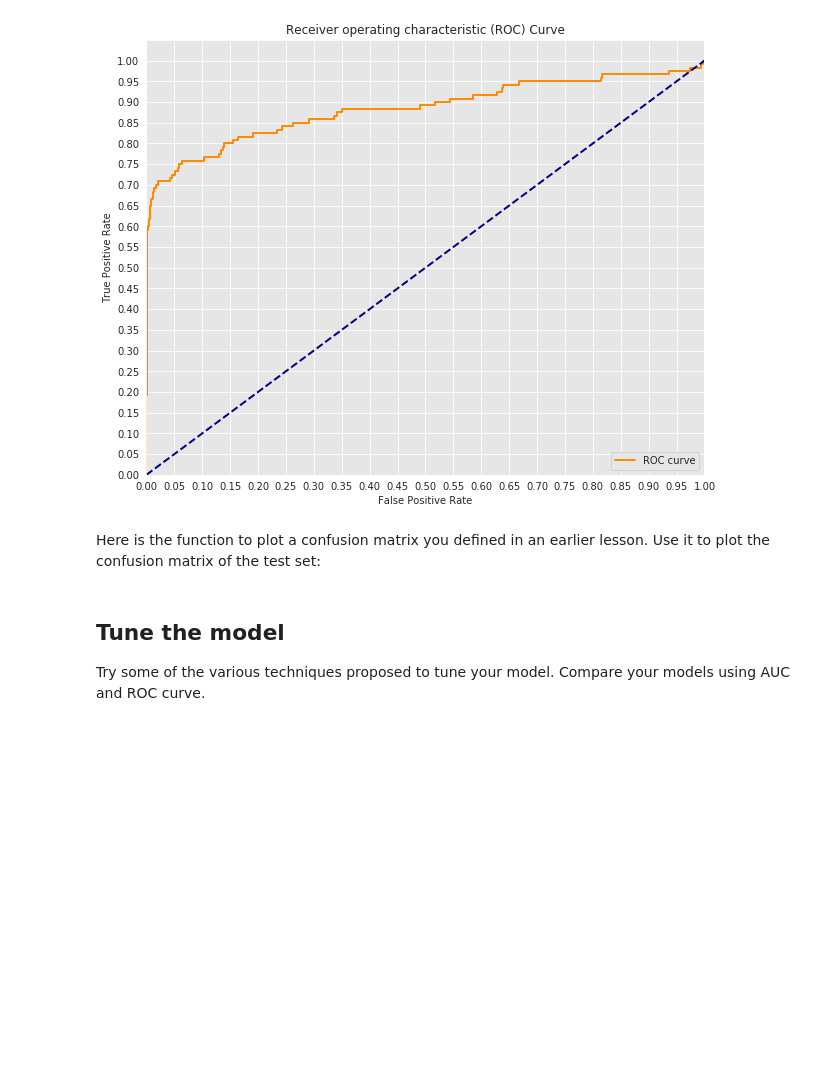
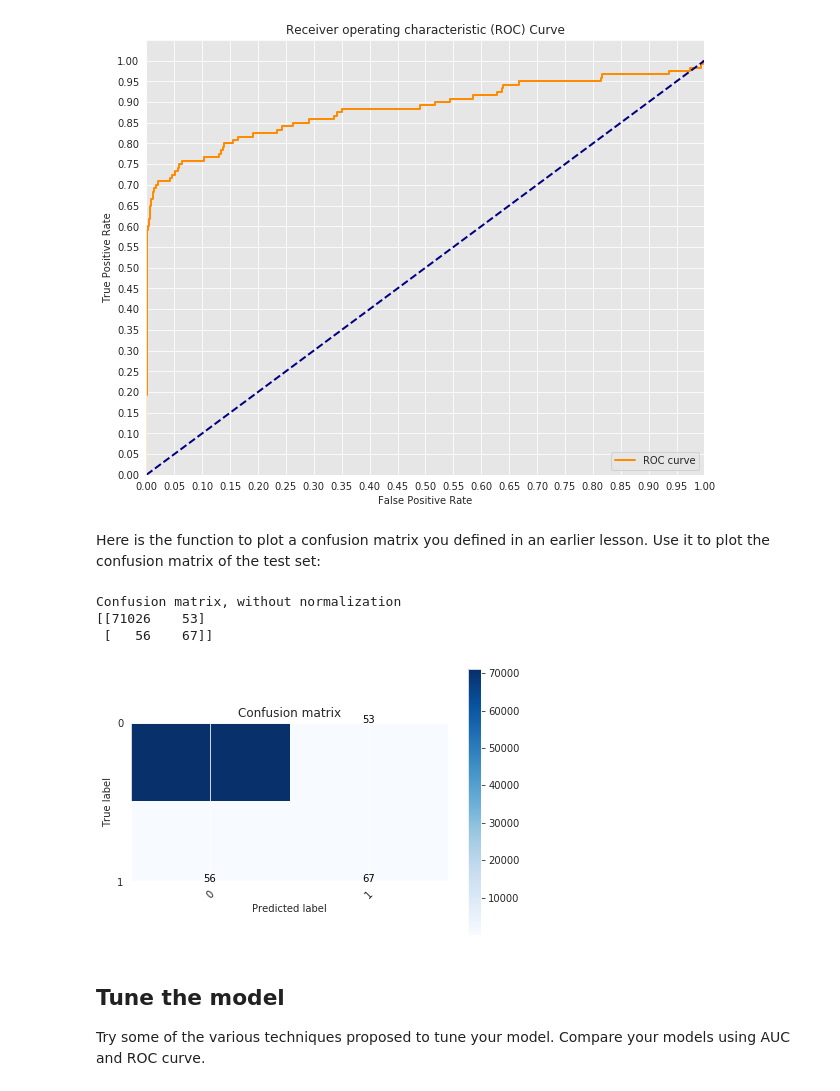
Before and after one commit to yagutaro/dsc-class-imbalance-problems-lab-hbs-ds-060120, a Jupyter notebook: index.ipynb, the cells around one changed output. Cells and saved outputs as stored; diff of their text form; code cells hidden in the pictures; blank space fills up the shorter version.

```diff
--- a/index.ipynb
+++ b/index.ipynb
@@ -168,7 +168,14 @@ def plot_confusion_matrix(cm, classes,
 # %%
 # Plot confusion matrix of the test set
 y_hat_test = logreg.predict(X_test)
 cnf_matrix = confusion_matrix(y_hat_test, y_test)
+
+plot_confusion_matrix(cnf_matrix, classes=[0, 1])
+# %% [output]
+Confusion matrix, without normalization
+[[71026    53]
+ [   56    67]]
+[figure, added]
 # %% [markdown]
 ## Tune the model
 
```
